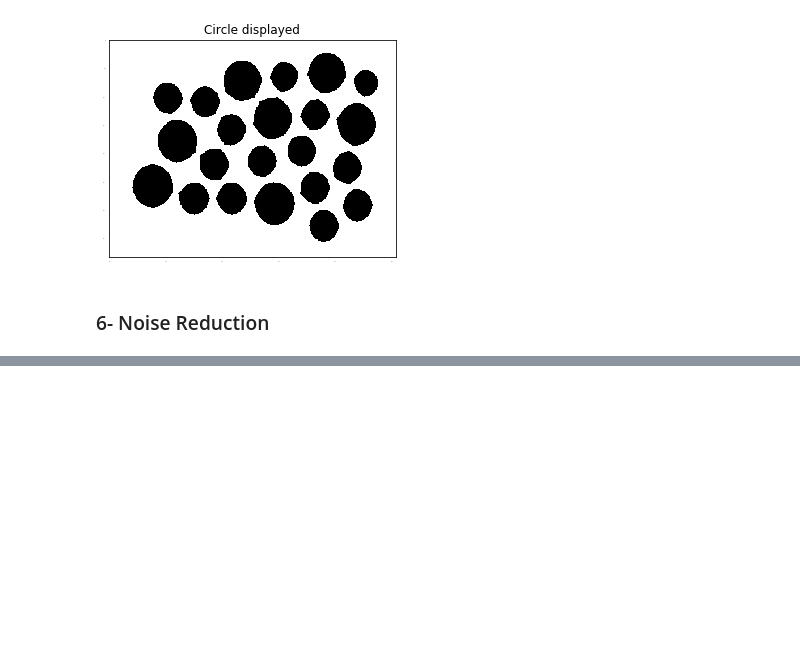
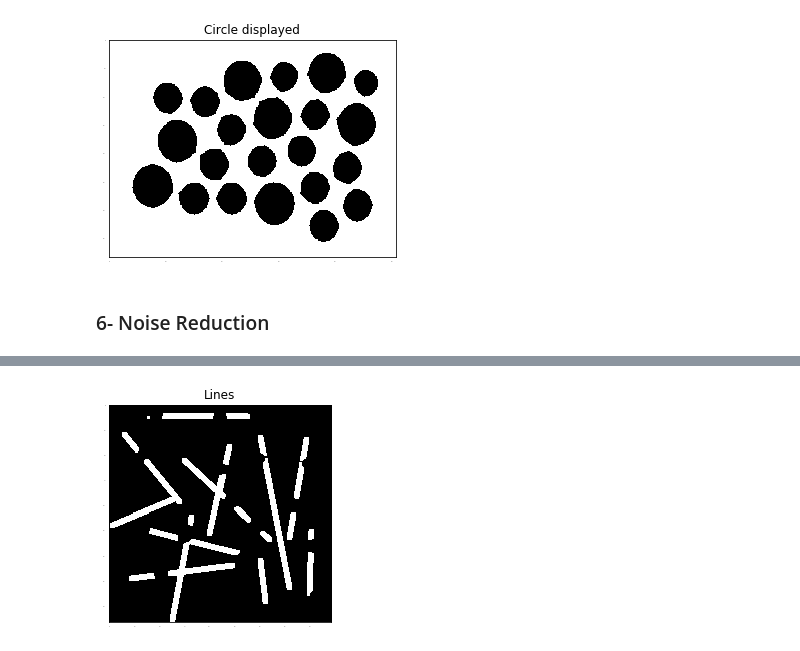
Before and after one commit to MennaMuhammed/ImageAssg2, a Jupyter notebook: ImagProc-Assg2.ipynb, the cells around one changed output, grey strips where cells are left out. Cells and saved outputs as stored; diff of their text form; code cells hidden in the pictures; blank space fills up the shorter version.

```diff
--- a/ImagProc-Assg2.ipynb
+++ b/ImagProc-Assg2.ipynb
@@ -159,0 +223,7 @@ yt = plt.title('Camerman denoised')
+# %%
+tlines = cirli - circles
+lines = open_square(tlines,3)
+y = showImg(lines)
+yt = plt.title('Lines')
+# %% [output]
+[figure, added]
```
Also changed, not shown: parts of 13 cells of this notebook.
